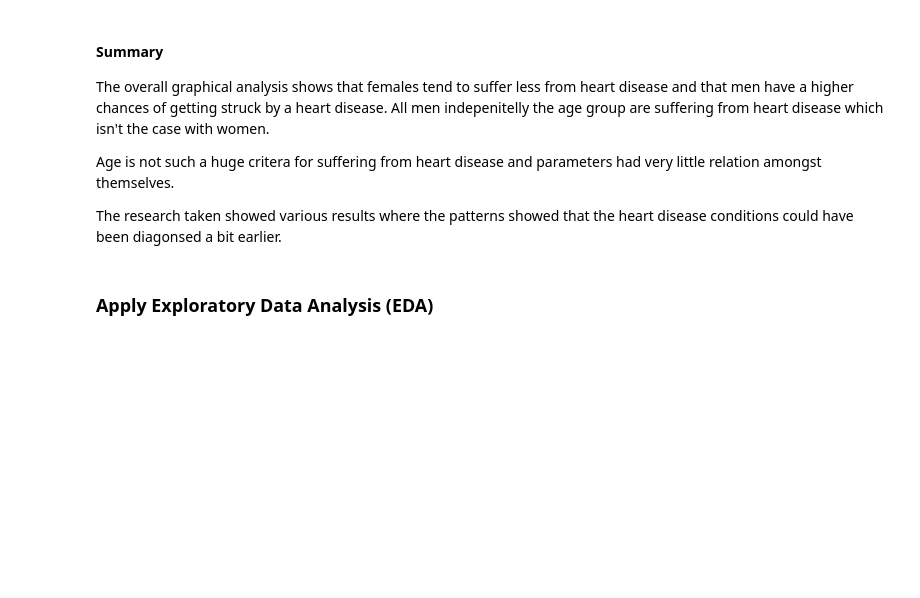
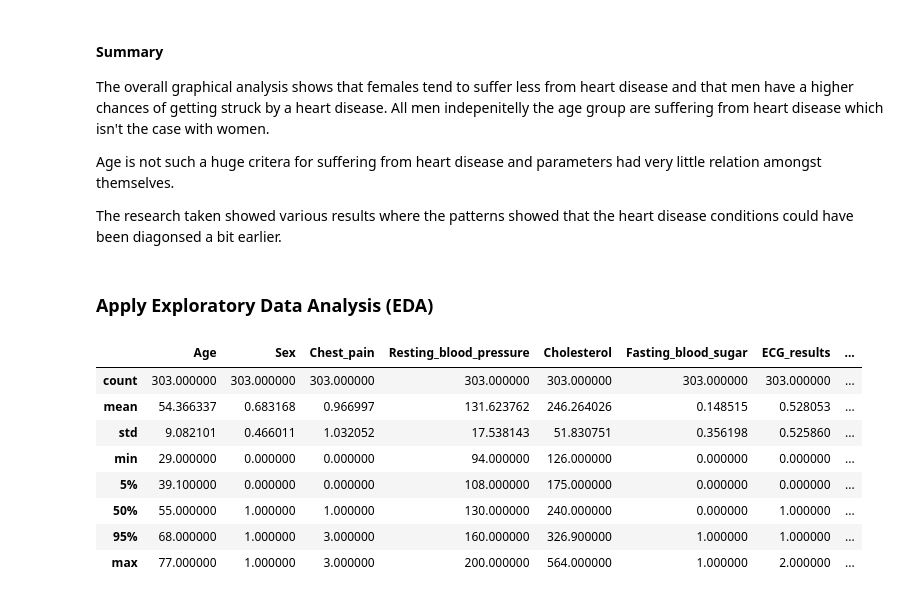
Before and after one commit to constantimi/Machine-Learning-Fundamentals, a Jupyter notebook: Heart Disease UCI/Heart Disease .ipynb, the cells around one changed output. Drawn from its saved outputs; the diff is of its cells as text; code cells hidden in the pictures; blank space fills up the shorter version.

```diff
--- a/Heart Disease UCI/Heart Disease .ipynb
+++ b/Heart Disease UCI/Heart Disease .ipynb
@@ -464,3 +710,15 @@ from pandas import DataFrame
 from sklearn.metrics import accuracy_score,confusion_matrix
 import scikitplot as skplt
 from sklearn import metrics
+# %%
+data.describe([.05, .95])
+# %% [output]
+|  | Age | Sex | Chest_pain | Resting_blood_pressure | Cholesterol | Fasting_blood_sugar | ECG_results | ... |
+| count | 303.000000 | 303.000000 | 303.000000 | 303.000000 | 303.000000 | 303.000000 | 303.000000 | ... |
+| mean | 54.366337 | 0.683168 | 0.966997 | 131.623762 | 246.264026 | 0.148515 | 0.528053 | ... |
+| std | 9.082101 | 0.466011 | 1.032052 | 17.538143 | 51.830751 | 0.356198 | 0.525860 | ... |
+| min | 29.000000 | 0.000000 | 0.000000 | 94.000000 | 126.000000 | 0.000000 | 0.000000 | ... |
+| 5% | 39.100000 | 0.000000 | 0.000000 | 108.000000 | 175.000000 | 0.000000 | 0.000000 | ... |
+| 50% | 55.000000 | 1.000000 | 1.000000 | 130.000000 | 240.000000 | 0.000000 | 1.000000 | ... |
+| 95% | 68.000000 | 1.000000 | 3.000000 | 160.000000 | 326.900000 | 1.000000 | 1.000000 | ... |
+| max | 77.000000 | 1.000000 | 3.000000 | 200.000000 | 564.000000 | 1.000000 | 2.000000 | ... |
```
Also changed, not shown: parts of 76 cells of this notebook.
